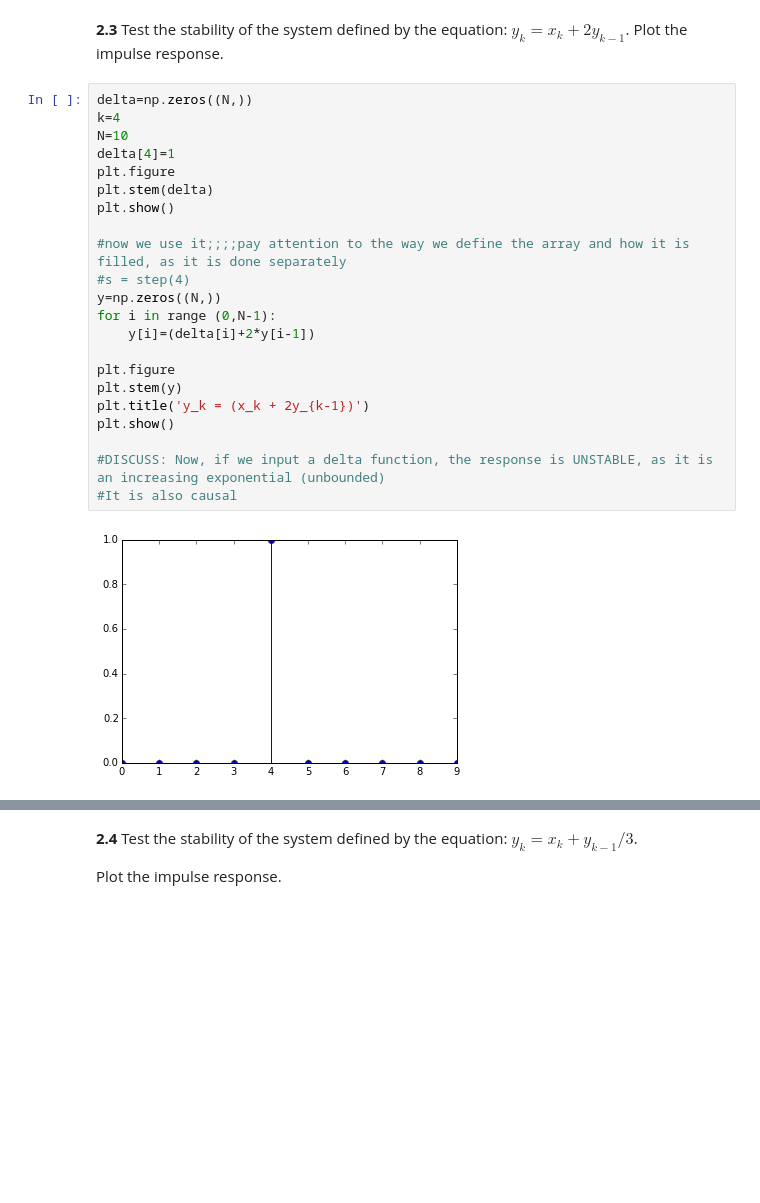
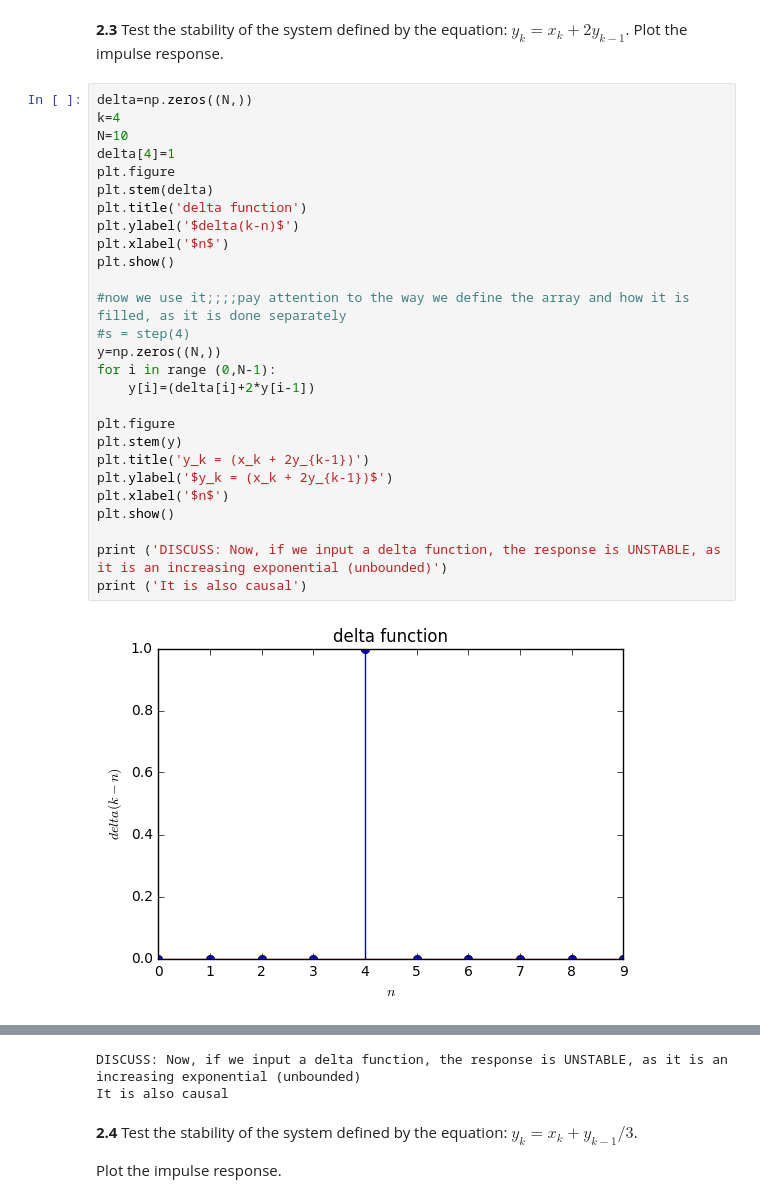
Before and after one commit to daniglezad/DSP-TP-1617, a Jupyter notebook: Lab2/python/Lab2.ipynb, the cells around one changed output, grey strips where cells are left out. Drawn from its saved outputs; the diff is of its cells as text; blank space fills up the shorter version.

```diff
--- a/Lab2/python/Lab2.ipynb
+++ b/Lab2/python/Lab2.ipynb
@@ -165,24 +194,29 @@ plt.show()
 # %%
 delta=np.zeros((N,))
 k=4
 N=10
 delta[4]=1
 plt.figure
 plt.stem(delta)
+plt.title('delta function')
+plt.ylabel('$delta(k-n)$')
+plt.xlabel('$n$')
 plt.show()
 
 #now we use it;;;;pay attention to the way we define the array and how it is filled, as it is done separately
 #s = step(4)
 y=np.zeros((N,))
 for i in range (0,N-1):
     y[i]=(delta[i]+2*y[i-1])
 
 plt.figure
 plt.stem(y)
 plt.title('y_k = (x_k + 2y_{k-1})')
+plt.ylabel('$y_k = (x_k + 2y_{k-1})$')
+plt.xlabel('$n$')
 plt.show()
 
-#DISCUSS: Now, if we input a delta function, the response is UNSTABLE, as it is an increasing exponential (unbounded)
-#It is also causal
+print ('DISCUSS: Now, if we input a delta function, the response is UNSTABLE, as it is an increasing exponential (unbounded)')
+print ('It is also causal')
 # %% [output]
-[figure, old version]
+[figure, new version]
@@ -190,3 +224,5 @@ plt.show()
+DISCUSS: Now, if we input a delta function, the response is UNSTABLE, as it is an increasing exponential (unbounded)
+It is also causal
 # %% [markdown]
 **2.4** Test the stability of the system defined by the equation: $y_k=x_k+y_{k-1}/3$.
 
```
Also changed, not shown: parts of 13 cells of this notebook.
